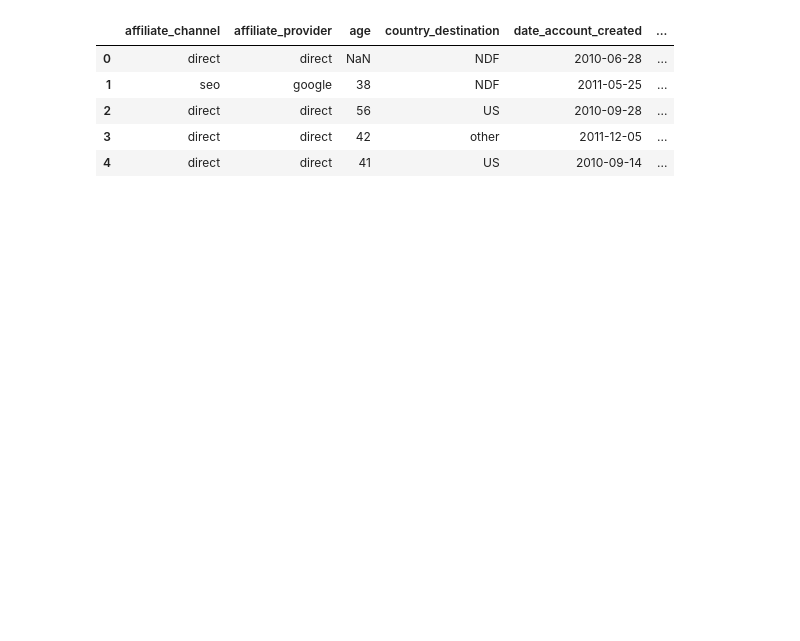
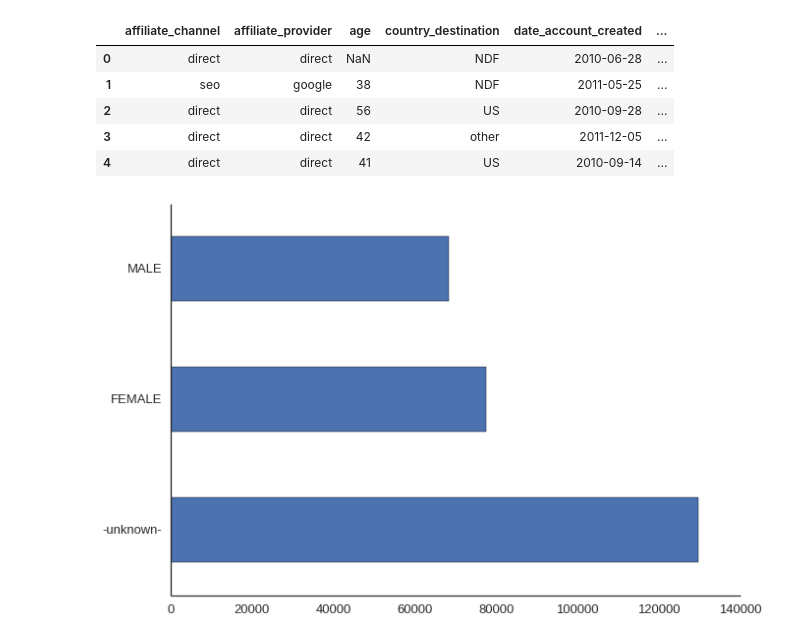
Before and after one commit to davidgasquez/kaggle-airbnb, a Jupyter notebook: scripts/Data Exploration.ipynb, the cells around one changed output. Saved outputs shown, nothing was run; the diff lists cells and outputs as text; code cells hidden in the pictures; blank space fills up the shorter version.

```diff
--- a/scripts/Data Exploration.ipynb
+++ b/scripts/Data Exploration.ipynb
@@ -17,4 +19,11 @@ users.head()
 | 2 | direct | direct | 56 | US | 2010-09-28 | ... |
 | 3 | direct | direct | 42 | other | 2011-12-05 | ... |
 | 4 | direct | direct | 41 | US | 2010-09-14 | ... |
+# %%
+# remove other gender
+users = users[users.gender != 'OTHER']
+users.gender.astype('category').value_counts().plot(kind='barh')
+sns.despine()
+# %% [output]
+[figure, added]
 # %%
```
Also changed, not shown: parts of 7 cells of this notebook, 1 other file.
